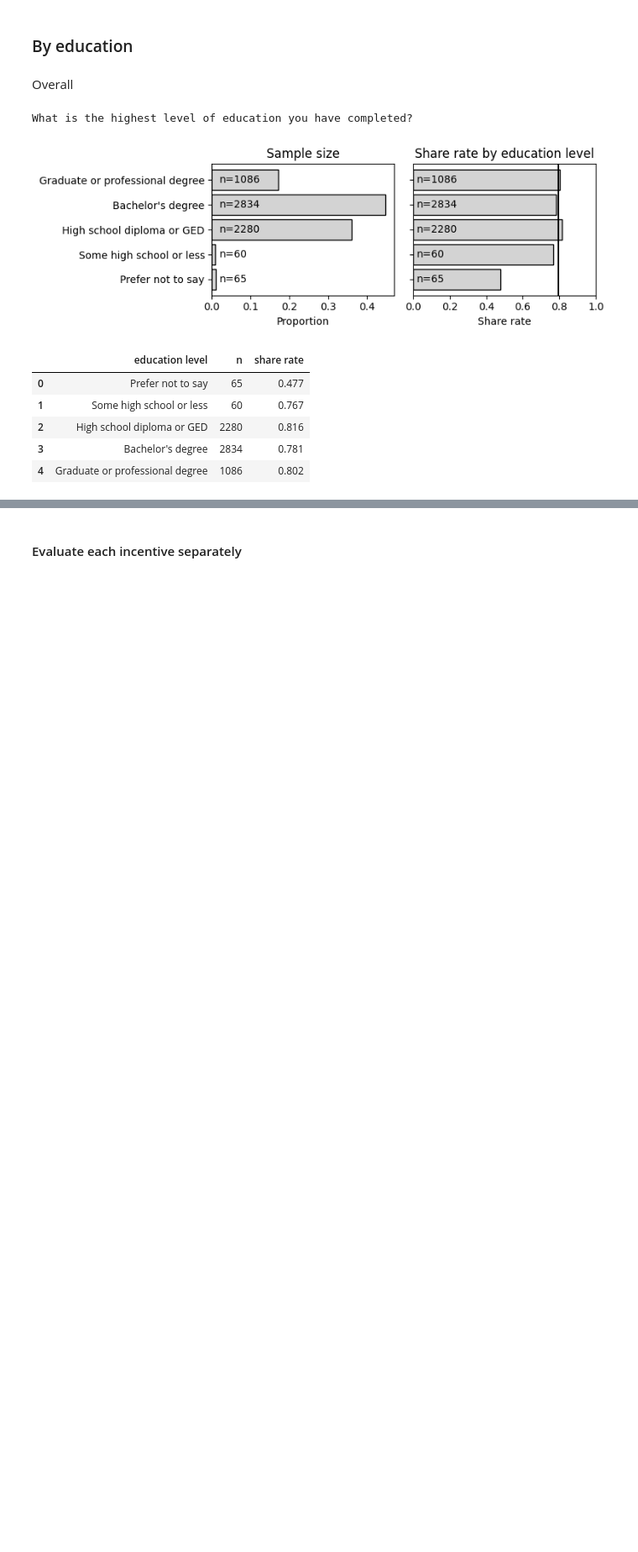
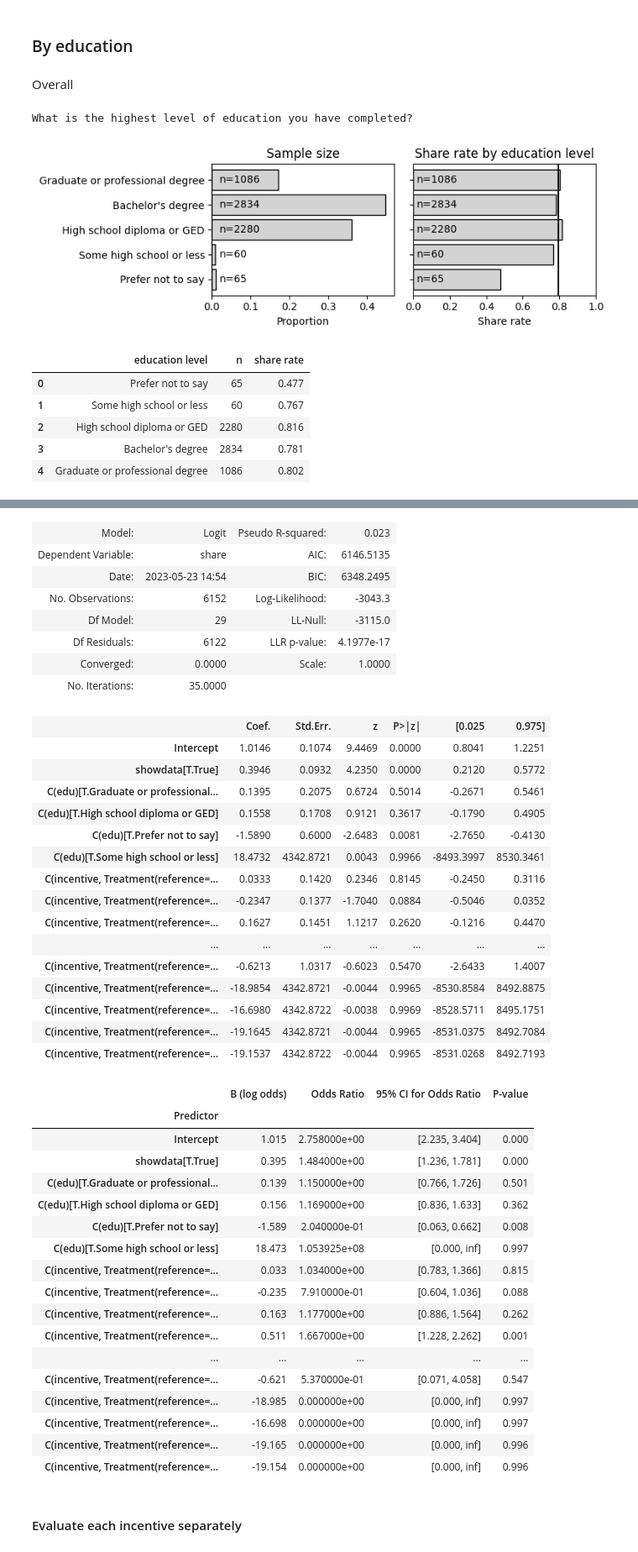
Before and after one commit to aberke/amazon-study, a Jupyter notebook: data-analysis/survey-data.ipynb, the cells around one changed output, grey strips where cells are left out. Shown at 84% size. Saved outputs shown, nothing was run; the diff lists cells and outputs as text; code cells hidden in the pictures; blank space fills up the shorter version.

```diff
--- a/data-analysis/survey-data.ipynb
+++ b/data-analysis/survey-data.ipynb
@@ -1758,0 +1669,7 @@ What is the highest level of education you have completed?
+# %%
+formula = "share ~ showdata*C(edu) + C(incentive, Treatment(reference='control'))*C(edu)"
+print(formula)
+model = smf.logit(formula=formula, data=mdf).fit()
+display(model.summary2())
+display(get_predictors_table(model))
+# %% [output]
@@ -1759,2 +1680,44 @@ What is the highest level of education you have completed?
+| Model: | Logit | Pseudo R-squared: | 0.023 |
+| Dependent Variable: | share | AIC: | 6146.5135 |
+| Date: | 2023-05-23 14:54 | BIC: | 6348.2495 |
+| No. Observations: | 6152 | Log-Likelihood: | -3043.3 |
+| Df Model: | 29 | LL-Null: | -3115.0 |
+| Df Residuals: | 6122 | LLR p-value: | 4.1977e-17 |
+| Converged: | 0.0000 | Scale: | 1.0000 |
+| No. Iterations: | 35.0000 |  |  |
+|  | Coef. | Std.Err. | z | P>|z| | [0.025 | 0.975] |
+| Intercept | 1.0146 | 0.1074 | 9.4469 | 0.0000 | 0.8041 | 1.2251 |
+| showdata[T.True] | 0.3946 | 0.0932 | 4.2350 | 0.0000 | 0.2120 | 0.5772 |
+| C(edu)[T.Graduate or professional... | 0.1395 | 0.2075 | 0.6724 | 0.5014 | -0.2671 | 0.5461 |
+| C(edu)[T.High school diploma or GED] | 0.1558 | 0.1708 | 0.9121 | 0.3617 | -0.1790 | 0.4905 |
+| C(edu)[T.Prefer not to say] | -1.5890 | 0.6000 | -2.6483 | 0.0081 | -2.7650 | -0.4130 |
+| C(edu)[T.Some high school or less] | 18.4732 | 4342.8721 | 0.0043 | 0.9966 | -8493.3997 | 8530.3461 |
+| C(incentive, Treatment(reference=... | 0.0333 | 0.1420 | 0.2346 | 0.8145 | -0.2450 | 0.3116 |
+| C(incentive, Treatment(reference=... | -0.2347 | 0.1377 | -1.7040 | 0.0884 | -0.5046 | 0.0352 |
+| C(incentive, Treatment(reference=... | 0.1627 | 0.1451 | 1.1217 | 0.2620 | -0.1216 | 0.4470 |
+| ... | ... | ... | ... | ... | ... | ... |
+| C(incentive, Treatment(reference=... | -0.6213 | 1.0317 | -0.6023 | 0.5470 | -2.6433 | 1.4007 |
+| C(incentive, Treatment(reference=... | -18.9854 | 4342.8721 | -0.0044 | 0.9965 | -8530.8584 | 8492.8875 |
+| C(incentive, Treatment(reference=... | -16.6980 | 4342.8722 | -0.0038 | 0.9969 | -8528.5711 | 8495.1751 |
+| C(incentive, Treatment(reference=... | -19.1645 | 4342.8721 | -0.0044 | 0.9965 | -8531.0375 | 8492.7084 |
+| C(incentive, Treatment(reference=... | -19.1537 | 4342.8722 | -0.0044 | 0.9965 | -8531.0268 | 8492.7193 |
+|  | B (log odds) | Odds Ratio | 95% CI for Odds Ratio | P-value |
+| Predictor |  |  |  |  |
+| Intercept | 1.015 | 2.758000e+00 | [2.235, 3.404] | 0.000 |
+| showdata[T.True] | 0.395 | 1.484000e+00 | [1.236, 1.781] | 0.000 |
+| C(edu)[T.Graduate or professional... | 0.139 | 1.150000e+00 | [0.766, 1.726] | 0.501 |
+| C(edu)[T.High school diploma or GED] | 0.156 | 1.169000e+00 | [0.836, 1.633] | 0.362 |
+| C(edu)[T.Prefer not to say] | -1.589 | 2.040000e-01 | [0.063, 0.662] | 0.008 |
+| C(edu)[T.Some high school or less] | 18.473 | 1.053925e+08 | [0.000, inf] | 0.997 |
+| C(incentive, Treatment(reference=... | 0.033 | 1.034000e+00 | [0.783, 1.366] | 0.815 |
+| C(incentive, Treatment(reference=... | -0.235 | 7.910000e-01 | [0.604, 1.036] | 0.088 |
+| C(incentive, Treatment(reference=... | 0.163 | 1.177000e+00 | [0.886, 1.564] | 0.262 |
+| C(incentive, Treatment(reference=... | 0.511 | 1.667000e+00 | [1.228, 2.262] | 0.001 |
+| ... | ... | ... | ... | ... |
+| C(incentive, Treatment(reference=... | -0.621 | 5.370000e-01 | [0.071, 4.058] | 0.547 |
+| C(incentive, Treatment(reference=... | -18.985 | 0.000000e+00 | [0.000, inf] | 0.997 |
+| C(incentive, Treatment(reference=... | -16.698 | 0.000000e+00 | [0.000, inf] | 0.997 |
+| C(incentive, Treatment(reference=... | -19.165 | 0.000000e+00 | [0.000, inf] | 0.996 |
+| C(incentive, Treatment(reference=... | -19.154 | 0.000000e+00 | [0.000, inf] | 0.996 |
 # %% [markdown]
 #### Evaluate each incentive separately
```
Also changed, not shown: parts of 34 cells of this notebook.
